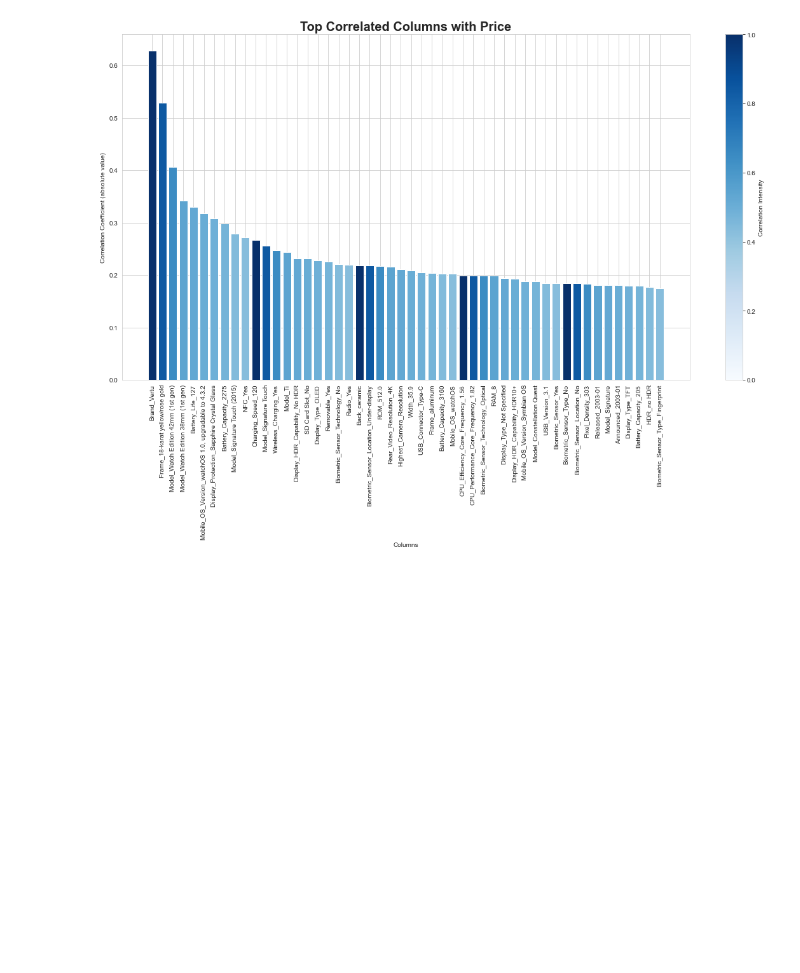
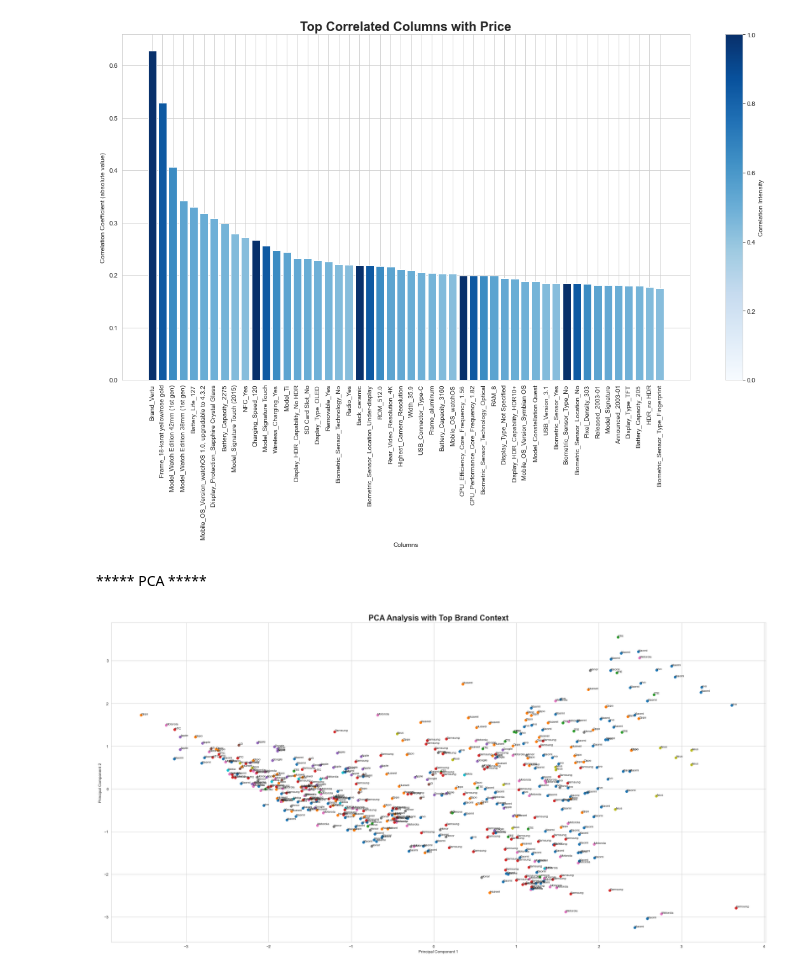
Before and after one commit to AlbertHunduza/Smartphone-Project, a Jupyter notebook: Overview and Analysis.ipynb, the cells around one changed output. Cells and saved outputs as stored; diff of their text form; code cells hidden in the pictures; blank space fills up the shorter version.

Commit message:
added PCA Analysis

```diff
--- a/Overview and Analysis.ipynb
+++ b/Overview and Analysis.ipynb
@@ -901,7 +901,7 @@ plt.show()
 [figure]
 # %%
 # Create a pivot table to count the number of models released for each Mobile OS in each year
-chipset_per_year = pd.pivot_table(df, values='Model', index='Mobile_OS', columns='Release_Year', aggfunc='count', fill_value=0)
+chipset_per_year = pd.pivot_table(top_brand_data, values='Model', index='Mobile_OS', columns='Release_Year', aggfunc='count', fill_value=0)
 
 # Reindex the pivot table to include all years from 1995 to 2022
 all_years = pd.Index(range(1994, 2023), name='Year')
@@ -999,7 +999,7 @@ plt.show()
 [figure]
 # %%
 # Create a pivot table to count the number of models released for each Mobile OS in each year
-chipset_per_year = pd.pivot_table(df, values='Model', index='Chipset_Maker', columns='Release_Year', aggfunc='count', fill_value=0)
+chipset_per_year = pd.pivot_table(top_brand_data, values='Model', index='Chipset_Maker', columns='Release_Year', aggfunc='count', fill_value=0)
 
 # Reindex the pivot table to include all years from 1995 to 2022
 all_years = pd.Index(range(1994, 2023), name='Year')
@@ -1829,37 +1829,37 @@ plt.show()
 [figure]
 # %%
 # Replace "unspecified" values with NaN
-df['Price'] = df['Price'].replace('unspecified', np.nan)
+top_brand_data['Price'] = top_brand_data['Price'].replace('unspecified', np.nan)
 
 # Convert the 'Price' column to numeric data type
-df['Price'] = pd.to_numeric(df['Price'])
+top_brand_data['Price'] = pd.to_numeric(top_brand_data['Price'])
 
 
 
 
 # Select the relevant numerical columns and drop rows with missing values
 numeric_columns = ['Length', 'Width', 'Thickness', 'Weight', 'Display_Brightness', 'Display_Size_(inches)', 'Screen_To_Body_Ratio_(%)', 'Pixel_Density', 'CPU_Performance_Core_Frequency', 'CPU_Efficiency_Core_Frequency', 'ROM', 'RAM', 'Rear_Video_Resolution', 'Rear_Video_Framerate', 'Number_of_Selfie_Cameras', 'Selfie_Video_Resolution', 'Selfie_Video_Framerate', 'Battery_Capacity', 'Price']
-numeric_df = df[numeric_columns].dropna()
+numeric_df = top_brand_data[numeric_columns].dropna()
 
 # Calculate the correlation coefficients
-correlation_coeffs = df[numeric_columns].corr()['Price'].abs().sort_values(ascending=False)
+correlation_coeffs = top_brand_data[numeric_columns].corr()['Price'].abs().sort_values(ascending=False)
 
 # Display the top influential columns
 top_influential_columns = correlation_coeffs[1:40]  # Exclude 'Price' column
 
 # Replace specified values with NaN
 specified_values = ['Unspecified', 'unspecified', 'untested', 'not measured', 'Not measured']
-df = df.replace(specified_values)
+top_brand_data = top_brand_data.replace(specified_values)
 
 # Convert numeric columns to numeric data type
-numeric_columns = df.select_dtypes(include=np.number).columns
-df[numeric_columns] = df[numeric_columns].apply(pd.to_numeric)
+numeric_columns = top_brand_data.select_dtypes(include=np.number).columns
+top_brand_data[numeric_columns] = top_brand_data[numeric_columns].apply(pd.to_numeric)
 
 # Add 'Price' column back to the numeric columns
 numeric_columns = numeric_columns.union(['Price'])
 
 # Calculate the correlation coefficients
-correlation_coeffs = df[numeric_columns].corr()['Price'].abs().sort_values(ascending=False)
+correlation_coeffs = top_brand_data[numeric_columns].corr()['Price'].abs().sort_values(ascending=False)
 
 # Create a bar plot
 plt.figure(figsize=(20, 10))
@@ -1913,3 +1913,61 @@ cbar.set_label('Correlation Intensity')
 plt.show()
 # %% [output]
 [figure]
+# %% [markdown]
+***** PCA *****
+# %%
+from sklearn.decomposition import PCA
+from sklearn.preprocessing import StandardScaler, OneHotEncoder
+import pandas as pd
+import numpy as np
+import matplotlib.pyplot as plt
+
+# Subset the dataset with relevant features
+selected_features = ['Colors', 'Fabrication_Process', 'Highest_Camera_Resolution', 'Number_of_Rear_Cameras', 'Number_of_SIMs', 'Number_of_Selfie_Cameras', 'Battery_Life', 'Battery_Capacity', 'Charging_Speed', 'NFC', 'Display_HDR_Capability', 'Display_Type', 'Biometric_Sensor', 'ROM', 'RAM', 'Brand']
+subset_df = top_brand_data[selected_features]
+
+# Drop rows with specified string values
+specified_values = ['unspecified', 'untested']
+subset_df = subset_df[~subset_df.isin(specified_values)].dropna()
+
+# Separate the features and the brand labels
+features = subset_df.drop('Brand', axis=1)
+brands = subset_df['Brand']
+
+# Preprocess the categorical variables
+categorical_features = ['Colors', 'Fabrication_Process', 'Highest_Camera_Resolution', 'Number_of_Rear_Cameras', 'Number_of_SIMs', 'Number_of_Selfie_Cameras', 'NFC', 'Display_HDR_Capability', 'Display_Type', 'Biometric_Sensor', 'ROM', 'RAM']
+features = pd.get_dummies(features, columns=categorical_features)
+
+# Standardize the numerical features
+numerical_features = ['Battery_Life', 'Battery_Capacity', 'Charging_Speed']
+scaler = StandardScaler()
+features[numerical_features] = scaler.fit_transform(features[numerical_features])
+
+# Perform PCA
+pca = PCA(n_components=2)
+pca_result = pca.fit_transform(features)
+
+# Get the feature contributions of the principal components
+feature_contributions = pd.DataFrame(pca.components_.T, columns=['PC1', 'PC2'], index=features.columns)
+
+# Visualize the results with brand context
+plt.figure(figsize=(30, 15))
+for brand in set(brands):
+    indices = brands == brand
+    plt.scatter(pca_result[indices, 0], pca_result[indices, 1])
+    # Add brand names next to the data points
+    for i in range(len(pca_result[indices, 0])):
+        plt.text(pca_result[indices, 0][i], pca_result[indices, 1][i], brand, fontsize=8, ha='left', va='bottom')
+
+plt.xlabel('Principal Component 1')
+plt.ylabel('Principal Component 2')
+plt.title('PCA Analysis with Top Brand Context', fontsize=20, weight='bold')
+plt.show()
+
+# Print the feature contributions for the two principal components
+print("Feature Contributions for Principal Component 1:")
+print(feature_contributions['PC1'].nlargest(5))
+print("\nFeature Contributions for Principal Component 2:")
+print(feature_contributions['PC2'].nlargest(5))
+# %% [output]
+[figure, added]
```
Also changed, not shown: parts of 46 cells of this notebook.
